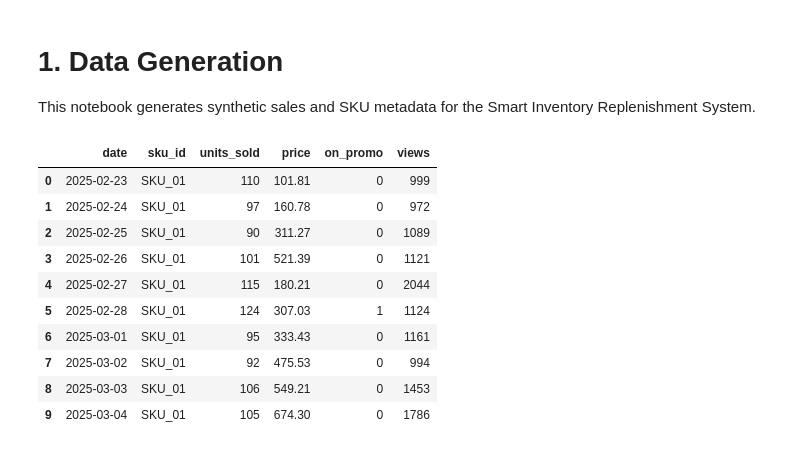
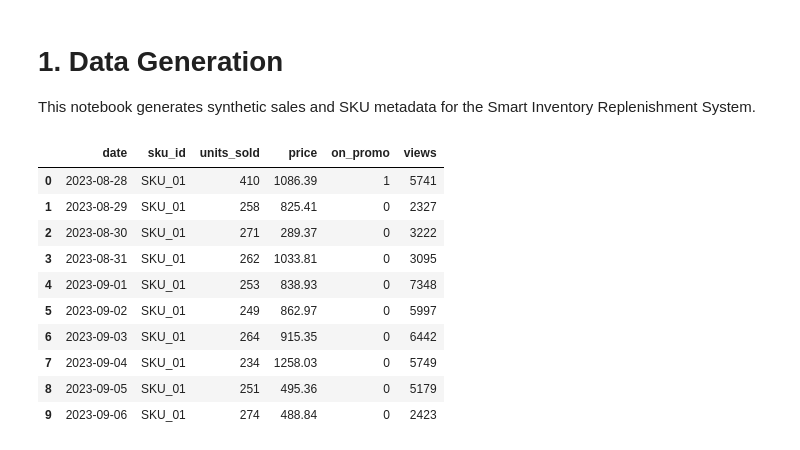
Before and after one commit to LeelaPrasadMaturu/SKU-Demand-Forecasting-Smart-Replenishment-Dashboard, a Jupyter notebook: notebooks/1_data_generation.ipynb, the cells around one changed output. Drawn from its saved outputs; the diff is of its cells as text; code cells hidden in the pictures.

```diff
--- a/notebooks/1_data_generation.ipynb
+++ b/notebooks/1_data_generation.ipynb
@@ -6,68 +6,84 @@ This notebook generates synthetic sales and SKU metadata for the Smart Inventory
 import numpy as np, pandas as pd, os
 np.random.seed(42)
 # %%
-# Generate synthetic sales data
-n_days = 180
+# Generate enhanced synthetic sales data for realism and scale
+n_days = 365 * 2  # 2 years of daily data
 end_date = pd.Timestamp.today().floor('D')
 start_date = end_date - pd.Timedelta(days=n_days-1)
 dates = pd.date_range(start=start_date, end=end_date)
-sku_ids = [f'SKU_{i:02d}' for i in range(1, 11)]
+sku_ids = [f'SKU_{i:02d}' for i in range(1, 21)]  # 20 SKUs for more variety
 data_rows = []
-intermittent_skus = ['SKU_02', 'SKU_07']
+intermittent_skus = ['SKU_02', 'SKU_07', 'SKU_15']
+seasonal_skus = ['SKU_03', 'SKU_10', 'SKU_18']
 for sku in sku_ids:
-    base_daily = np.random.randint(5, 201)
+    base_daily = np.random.randint(10, 300)
+    # Assign seasonality amplitude and phase for some SKUs
+    season_amp = np.random.uniform(0.1, 0.4) if sku in seasonal_skus else 0.0
+    season_phase = np.random.randint(0, 365)
     for date in dates:
         dow = date.weekday()
+        # Weekly pattern: weekends higher for some SKUs
         if np.random.rand() < 0.5:
-            weekly_factor = 1.0 + np.random.uniform(0.10, 0.20) if dow >= 5 else 1.0
+            weekly_factor = 1.0 + np.random.uniform(0.10, 0.30) if dow >= 5 else 1.0
         else:
             weekly_factor = 1.0
-        pct_trend = np.random.uniform(-0.05, 0.05)
+        # Yearly seasonality (e.g., holidays, summer, etc.)
+        day_of_year = date.timetuple().tm_yday
+        seasonality = 1.0 + season_amp * np.sin(2 * np.pi * (day_of_year + season_phase) / 365)
+        # Trend: slow increase or decrease
+        pct_trend = np.random.uniform(-0.03, 0.08)
         days_from_start = (date - start_date).days
         trend_multiplier = 1 + pct_trend * (days_from_start / n_days)
-        on_promo = 1 if np.random.rand() < 0.10 else 0
-        promo_multiplier = 1.0 + np.random.uniform(0.30, 1.00) if on_promo else 1.0
+        # Promotions: more frequent for some SKUs
+        promo_prob = 0.15 if sku in ['SKU_01', 'SKU_05', 'SKU_10'] else 0.08
+        on_promo = 1 if np.random.rand() < promo_prob else 0
+        promo_multiplier = 1.0 + np.random.uniform(0.25, 1.2) if on_promo else 1.0
+        # Intermittent demand logic
         if sku in intermittent_skus:
-            base = max(1, int(base_daily * 0.1))
-            if np.random.rand() < 0.85:
+            base = max(1, int(base_daily * 0.12))
+            if np.random.rand() < 0.90:
                 lam = 0.0
             else:
-                lam = base * weekly_factor * trend_multiplier * promo_multiplier
+                lam = base * weekly_factor * seasonality * trend_multiplier * promo_multiplier
             units = np.random.poisson(lam=max(0.1, lam))
-            if np.random.rand() < 0.02:
-                units += np.random.randint(10, 80)
+            if np.random.rand() < 0.03:
+                units += np.random.randint(10, 120)  # occasional spikes
         else:
-            lam = base_daily * weekly_factor * trend_multiplier * promo_multiplier
+            lam = base_daily * weekly_factor * seasonality * trend_multiplier * promo_multiplier
             units = np.random.poisson(lam=max(0.1, lam))
-        unit_cost = round(float(np.random.uniform(20, 500)), 2)
-        base_price = round(unit_cost * 1.5, 2)
-        price = round(base_price * (1 + np.random.uniform(-0.02, 0.02)), 2)
-        avg_views = int(max(1, units * np.random.randint(5, 20)))
+            # Occasional outlier/spike
+            if np.random.rand() < 0.01:
+                units += np.random.randint(50, 200)
+        # Price and cost logic
+        unit_cost = round(float(np.random.uniform(20, 800)), 2)
+        base_price = round(unit_cost * np.random.uniform(1.3, 1.7), 2)
+        price = round(base_price * (1 + np.random.uniform(-0.03, 0.03)), 2)
+        avg_views = int(max(1, units * np.random.randint(8, 30)))
         views = int(max(0, np.random.poisson(lam=max(1, avg_views))))
         data_rows.append({
             'date': date.strftime('%Y-%m-%d'),
             'sku_id': sku,
             'units_sold': int(units),
             'price': float(price),
             'on_promo': int(on_promo),
             'views': int(views)
         })
 sales_df = pd.DataFrame(data_rows)
 os.makedirs('../data', exist_ok=True)
 sales_df.to_csv('../data/synthetic_sales.csv', index=False)
 sales_df.head(10)
 # %% [output]
 |  | date | sku_id | units_sold | price | on_promo | views |
-| 0 | 2025-02-23 | SKU_01 | 110 | 101.81 | 0 | 999 |
-| 1 | 2025-02-24 | SKU_01 | 97 | 160.78 | 0 | 972 |
-| 2 | 2025-02-25 | SKU_01 | 90 | 311.27 | 0 | 1089 |
-| 3 | 2025-02-26 | SKU_01 | 101 | 521.39 | 0 | 1121 |
-| 4 | 2025-02-27 | SKU_01 | 115 | 180.21 | 0 | 2044 |
-| 5 | 2025-02-28 | SKU_01 | 124 | 307.03 | 1 | 1124 |
-| 6 | 2025-03-01 | SKU_01 | 95 | 333.43 | 0 | 1161 |
-| 7 | 2025-03-02 | SKU_01 | 92 | 475.53 | 0 | 994 |
-| 8 | 2025-03-03 | SKU_01 | 106 | 549.21 | 0 | 1453 |
-| 9 | 2025-03-04 | SKU_01 | 105 | 674.30 | 0 | 1786 |
+| 0 | 2023-08-28 | SKU_01 | 410 | 1086.39 | 1 | 5741 |
+| 1 | 2023-08-29 | SKU_01 | 258 | 825.41 | 0 | 2327 |
+| 2 | 2023-08-30 | SKU_01 | 271 | 289.37 | 0 | 3222 |
+| 3 | 2023-08-31 | SKU_01 | 262 | 1033.81 | 0 | 3095 |
+| 4 | 2023-09-01 | SKU_01 | 253 | 838.93 | 0 | 7348 |
+| 5 | 2023-09-02 | SKU_01 | 249 | 862.97 | 0 | 5997 |
+| 6 | 2023-09-03 | SKU_01 | 264 | 915.35 | 0 | 6442 |
+| 7 | 2023-09-04 | SKU_01 | 234 | 1258.03 | 0 | 5749 |
+| 8 | 2023-09-05 | SKU_01 | 251 | 495.36 | 0 | 5179 |
+| 9 | 2023-09-06 | SKU_01 | 274 | 488.84 | 0 | 2423 |
 # %%
 # Generate SKU metadata
 categories = ['Skincare', 'Makeup', 'Haircare', 'Supplements']
```
Also changed, not shown: parts of 1 cell of this notebook, 5 other files.
